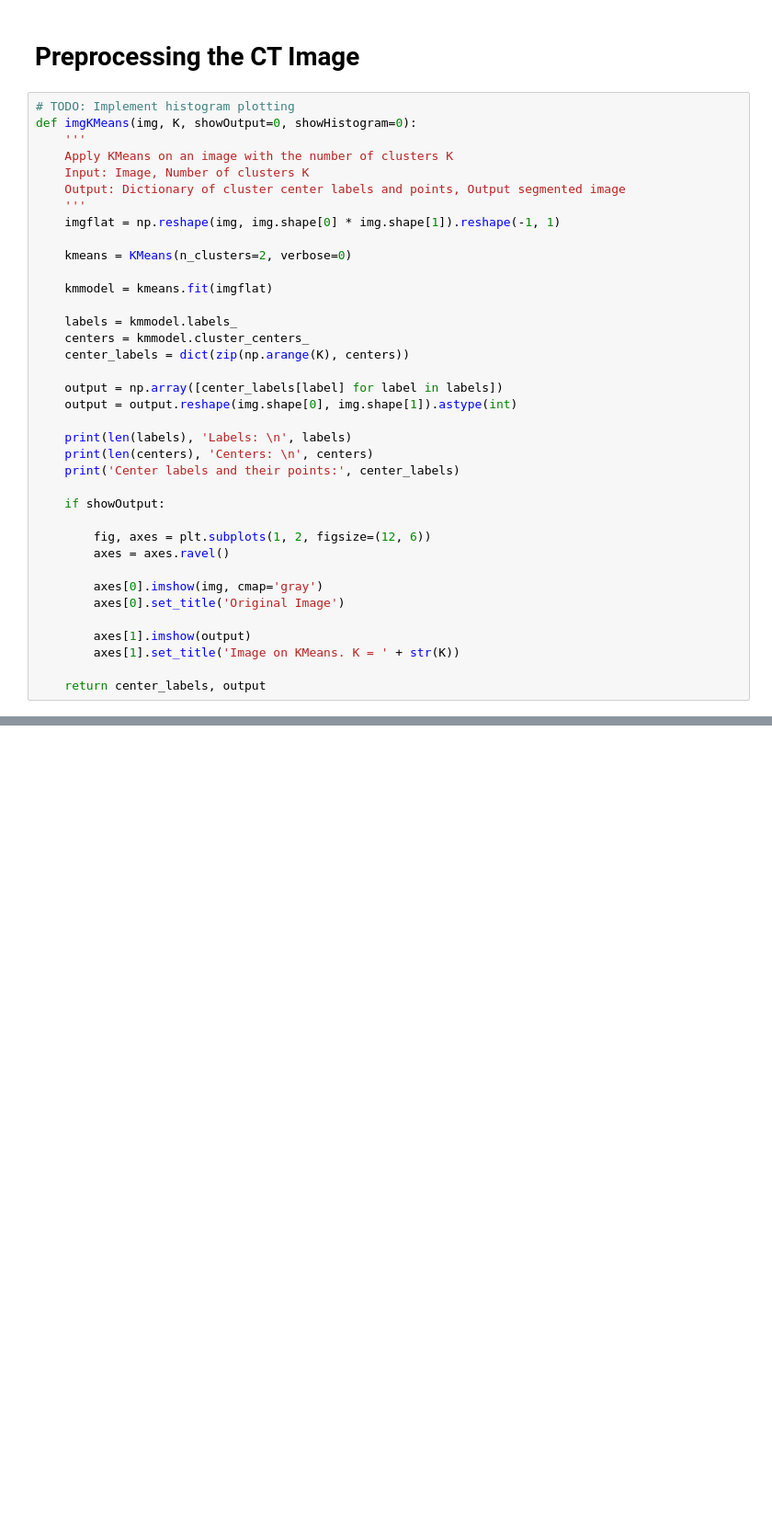
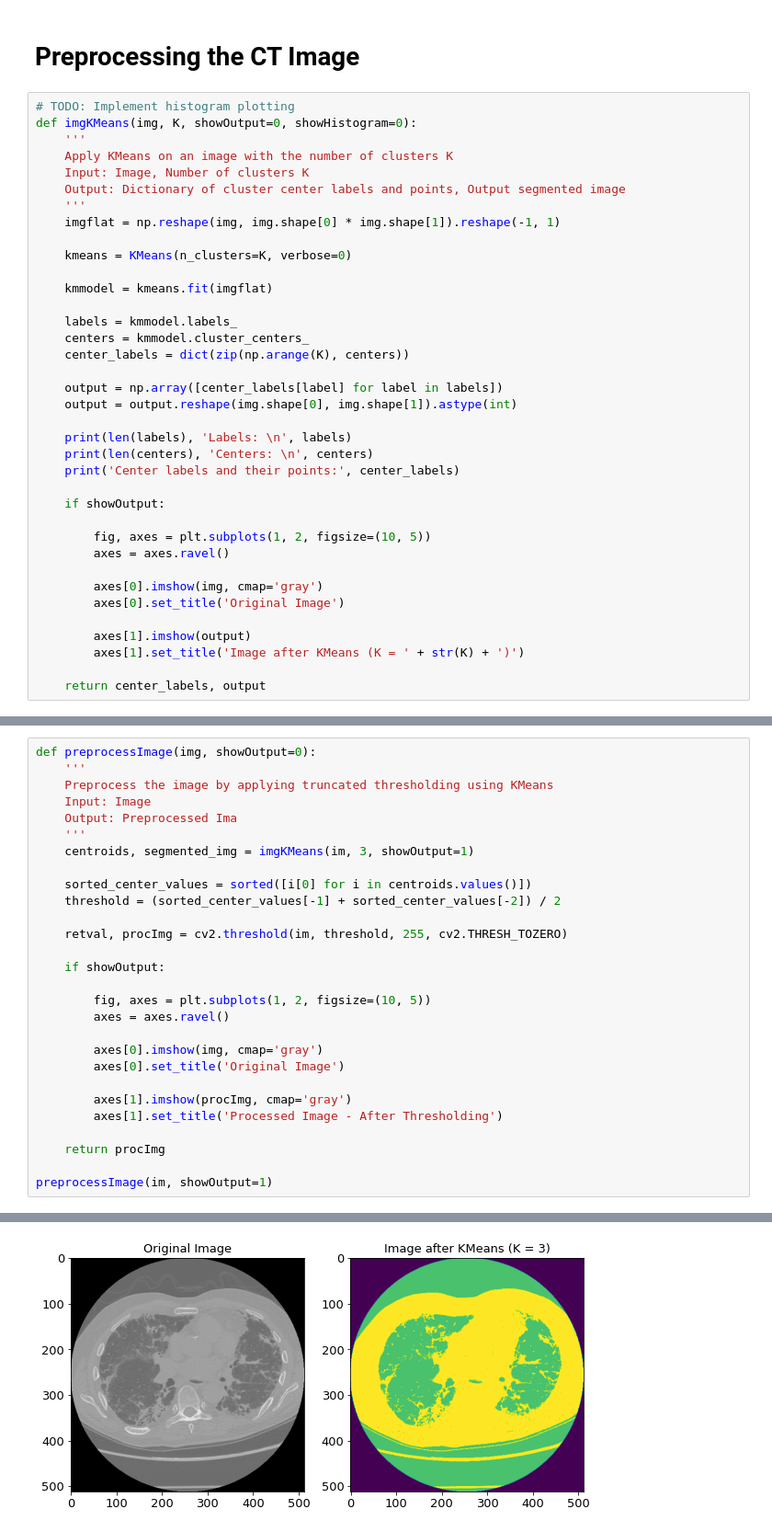
Before and after one commit to anushkahebbar/cardiac-segmentation, a Jupyter notebook: Rim et.al. Implementation.ipynb, the cells around one changed output, grey strips where cells are left out. Shown: that part at 92% size. Drawn from its saved outputs; the diff is of its cells as text; blank space fills up the shorter version.

```diff
--- a/Rim et.al. Implementation.ipynb
+++ b/Rim et.al. Implementation.ipynb
@@ -71,7 +71,7 @@ def imgKMeans(img, K, showOutput=0, showHistogram=0):
     '''
     imgflat = np.reshape(img, img.shape[0] * img.shape[1]).reshape(-1, 1)
 
-    kmeans = KMeans(n_clusters=2, verbose=0)
+    kmeans = KMeans(n_clusters=K, verbose=0)
 
     kmmodel = kmeans.fit(imgflat)
 
@@ -88,13 +88,13 @@ def imgKMeans(img, K, showOutput=0, showHistogram=0):
 
     if showOutput:
 
-        fig, axes = plt.subplots(1, 2, figsize=(12, 6))
+        fig, axes = plt.subplots(1, 2, figsize=(10, 5))
         axes = axes.ravel()
 
         axes[0].imshow(img, cmap='gray')
         axes[0].set_title('Original Image')
 
         axes[1].imshow(output)
-        axes[1].set_title('Image on KMeans. K = ' + str(K))
+        axes[1].set_title('Image after KMeans (K = ' + str(K) + ')')
 
     return center_labels, output
@@ -102,0 +103,29 @@ centroid_clusters, segmented_img = imgKMeans(im, 3, showOutput=1)
+# %%
+def preprocessImage(img, showOutput=0):
+    '''
+    Preprocess the image by applying truncated thresholding using KMeans
+    Input: Image
+    Output: Preprocessed Ima
+    '''
+    centroids, segmented_img = imgKMeans(im, 3, showOutput=1)
+
+    sorted_center_values = sorted([i[0] for i in centroids.values()])
+    threshold = (sorted_center_values[-1] + sorted_center_values[-2]) / 2
+
+    retval, procImg = cv2.threshold(im, threshold, 255, cv2.THRESH_TOZERO)
+
+    if showOutput:
+
+        fig, axes = plt.subplots(1, 2, figsize=(10, 5))
+        axes = axes.ravel()
+
+        axes[0].imshow(img, cmap='gray')
+        axes[0].set_title('Original Image')
+
+        axes[1].imshow(procImg, cmap='gray')
+        axes[1].set_title('Processed Image - After Thresholding')
+
+    return procImg
+
+preprocessImage(im, showOutput=1)
+# %% [output]
@@ -102,0 +139 @@ centroid_clusters, segmented_img = imgKMeans(im, 3, showOutput=1)
+[figure, added]
```
Also changed, not shown: parts of 5 cells of this notebook, 1 other file.
